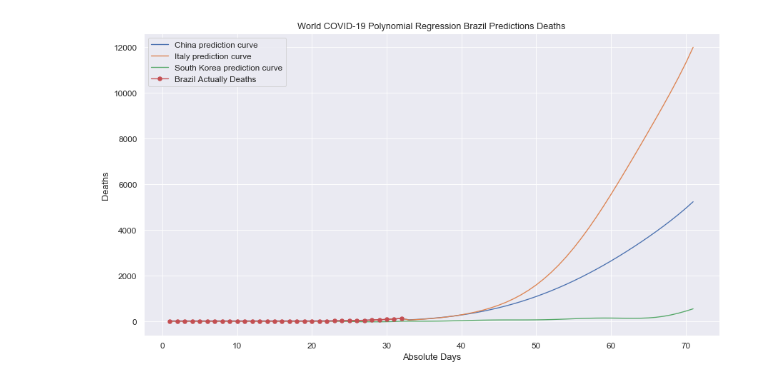
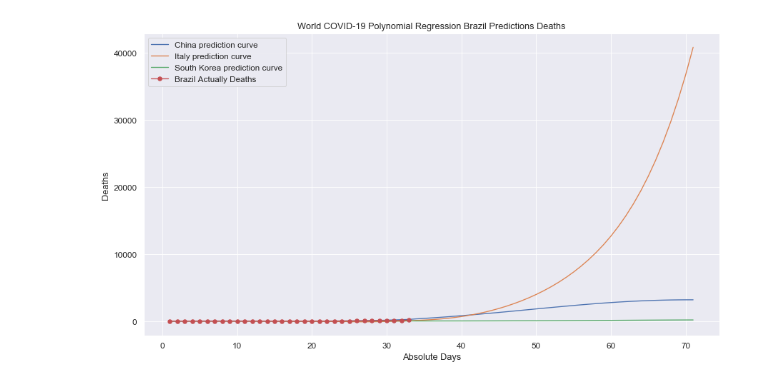
Before and after one commit to bkawakami/DataScienceCoronavirus2020, a Jupyter notebook: covid19_study.ipynb, the cells around one changed output. Drawn from its saved outputs; the diff is of its cells as text; code cells hidden in the pictures.

```diff
--- a/covid19_study.ipynb
+++ b/covid19_study.ipynb
@@ -311,7 +311,7 @@ y_italy_deaths = dfItaly.Deaths
 X_south_korea_deaths = dfSouthKorea.drop(["Date","Recovered","Deaths","Contagious"], axis=1)
 y_south_korea_deaths = dfSouthKorea.Deaths
 # %%
-polynomial_features= PolynomialFeatures(degree=5, include_bias=False)
+polynomial_features= PolynomialFeatures(degree=3, include_bias=False)
 
 X_china_poly = polynomial_features.fit_transform(X_china)
 X_italy_poly = polynomial_features.fit_transform(X_italy)
@@ -365,20 +365,10 @@ plt.show()
 # %%
 brazil_data_prediction = dfNormDaysBrazil.drop(["Cases","Date","Recovered","Deaths","Contagious"], axis=1).values.reshape(-1, 1)
-polynomial_features= PolynomialFeatures(degree=5, include_bias=False)
 X_poly_predict = polynomial_features.fit_transform(brazil_data_prediction)
 
 brazil_predict_china = poly_reg_china.predict(X_poly_predict)
 brazil_predict_italy = poly_reg_italy.predict(X_poly_predict)
 brazil_predict_south_korea = poly_reg_south_korea.predict(X_poly_predict)
-
-china_cases_after_prediction = brazil_predict_china[(len(dfNormDaysBrazil.Cases.values[~np.isnan(dfNormDaysBrazil.Cases.values)])):]
-italy_cases_after_prediction = brazil_predict_italy[(len(dfNormDaysBrazil.Cases.values[~np.isnan(dfNormDaysBrazil.Cases.values)])):]
-south_korea_cases_after_prediction = brazil_predict_south_korea[(len(dfNormDaysBrazil.Cases.values[~np.isnan(dfNormDaysBrazil.Cases.values)])):]
-
-china_concatenate_cases = np.concatenate((dfNormDaysBrazil.Cases.values[~np.isnan(dfNormDaysBrazil.Cases.values)], china_cases_after_prediction))
-italy_concatenate_cases = np.concatenate((dfNormDaysBrazil.Cases.values[~np.isnan(dfNormDaysBrazil.Cases.values)], italy_cases_after_prediction))
-south_korea_concatenate_cases = np.concatenate((dfNormDaysBrazil.Cases.values[~np.isnan(dfNormDaysBrazil.Cases.values)], south_korea_cases_after_prediction))
-
 
 plt.figure(num=None, figsize=(13, 7), dpi=80, facecolor='w', edgecolor='k')
 plt.plot(brazil_data_prediction, brazil_predict_china, label="China prediction curve")
@@ -395,42 +385,55 @@ plt.show()
 # %%
+dfNormDaysBrazil = normatization_for_stable_days(dfBrazil, days_to_stable_day)
 
 
-dfNormDaysBrazil.Cases = china_concatenate_cases.astype(int)
-dfBrazilChina = dfNormDaysBrazil
+total_current_cases = len(dfNormDaysBrazil.Cases.values[~np.isnan(dfNormDaysBrazil.Cases.values)])
 
-dfNormDaysBrazil.Cases = italy_concatenate_cases.astype(int)
-dfBrazilItaly = dfNormDaysBrazil
+china_cases_after_prediction = brazil_predict_china[total_current_cases:]
+italy_cases_after_prediction = brazil_predict_italy[total_current_cases:]
+south_korea_cases_after_prediction = brazil_predict_south_korea[total_current_cases:]
 
-dfNormDaysBrazil.Cases = south_korea_concatenate_cases.astype(int)
-dfBrazilSouthKorea = dfNormDaysBrazil
+china_concatenate_cases = np.concatenate((dfNormDaysBrazil.Cases.values[~np.isnan(dfNormDaysBrazil.Cases.values)], china_cases_after_prediction))
+italy_concatenate_cases = np.concatenate((dfNormDaysBrazil.Cases.values[~np.isnan(dfNormDaysBrazil.Cases.values)], italy_cases_after_prediction))
+south_korea_concatenate_cases = np.concatenate((dfNormDaysBrazil.Cases.values[~np.isnan(dfNormDaysBrazil.Cases.values)], south_korea_cases_after_prediction))
+
+
+dfBrazilChina = normatization_for_stable_days(dfBrazil, days_to_stable_day)
+dfBrazilChina.Cases = china_concatenate_cases.astype(int)
+
+dfBrazilItaly = normatization_for_stable_days(dfBrazil, days_to_stable_day)
+dfBrazilItaly.Cases = italy_concatenate_cases.astype(int)
+
+dfBrazilSouthKorea = normatization_for_stable_days(dfBrazil, days_to_stable_day)
+dfBrazilSouthKorea.Cases = south_korea_concatenate_cases.astype(int)
+
 
 X_china_brazil_deaths = dfBrazilChina.drop(["Date","Recovered","Deaths","Contagious"], axis=1)
 y_china_brazil_deaths = dfBrazilChina.Deaths
 
 X_italy_brazil_deaths = dfBrazilItaly.drop(["Date","Recovered","Deaths","Contagious"], axis=1)
 y_italy_brazil_deaths = dfBrazilItaly.Deaths
 
 X_south_brazil_korea_deaths = dfBrazilSouthKorea.drop(["Date","Recovered","Deaths","Contagious"], axis=1)
 y_south_brazil_korea_deaths = dfBrazilSouthKorea.Deaths
 
 
 X_china_brazil_deaths_poly = polynomial_features.fit_transform(X_china_brazil_deaths)
 X_italy_brazil_deaths_poly = polynomial_features.fit_transform(X_italy_brazil_deaths)
 X_south_brazil_korea_deaths_poly = polynomial_features.fit_transform(X_south_brazil_korea_deaths)
 
 brazil_predict_china_deaths = poly_reg_china_deaths.predict(X_china_brazil_deaths_poly)
 brazil_predict_italy_deaths = poly_reg_italy_deaths.predict(X_italy_brazil_deaths_poly)
 brazil_predict_south_korea_deaths = poly_reg_south_korea_deaths.predict(X_south_brazil_korea_deaths_poly)
 
 plt.figure(num=None, figsize=(13, 7), dpi=80, facecolor='w', edgecolor='k')
 plt.plot(dfNormDaysBrazil.Day, brazil_predict_china_deaths, label="China prediction curve")
 plt.plot(dfNormDaysBrazil.Day, brazil_predict_italy_deaths, label="Italy prediction curve")
 plt.plot(dfNormDaysBrazil.Day, brazil_predict_south_korea_deaths, label="South Korea prediction curve")
 plt.plot(dfNormDaysBrazil.Day, dfNormDaysBrazil.Deaths, '-o', label="Brazil Actually Deaths")
 plt.title("World COVID-19 Polynomial Regression Brazil Predictions Deaths")
 plt.xlabel("Absolute Days")
 plt.ylabel("Deaths")
 plt.legend(loc="upper left")
 plt.show()
 # %% [output]
-[figure, old version]
+[figure, new version]
```
Also changed, not shown: parts of 7 cells of this notebook, 6 other files.
